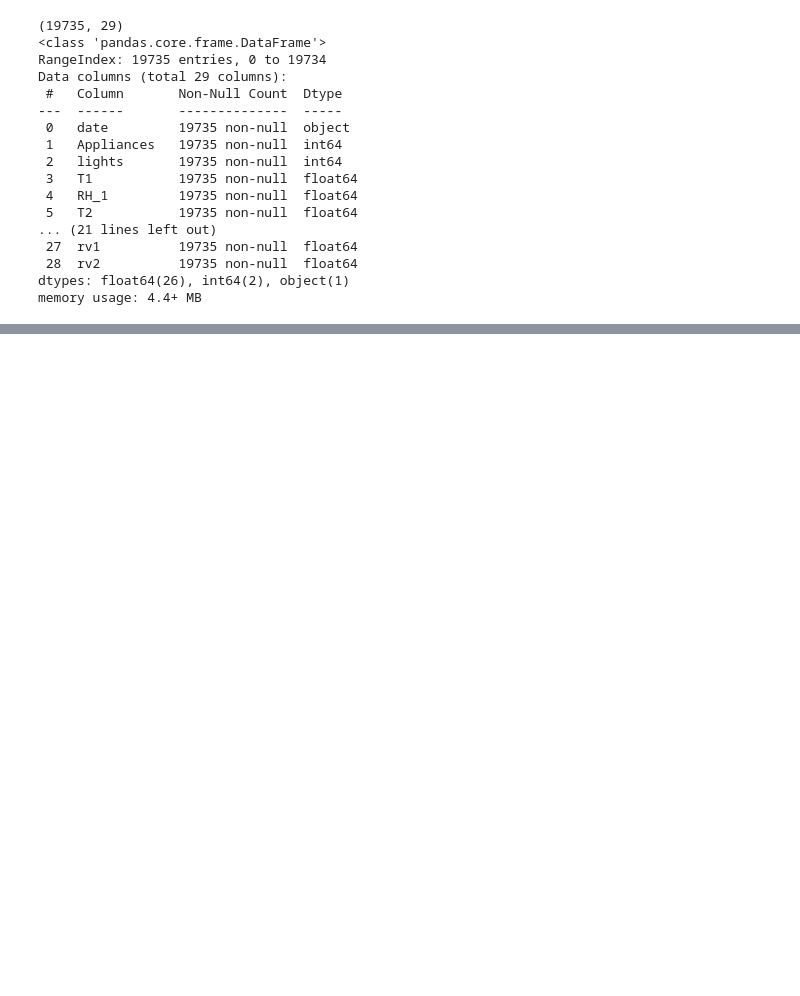
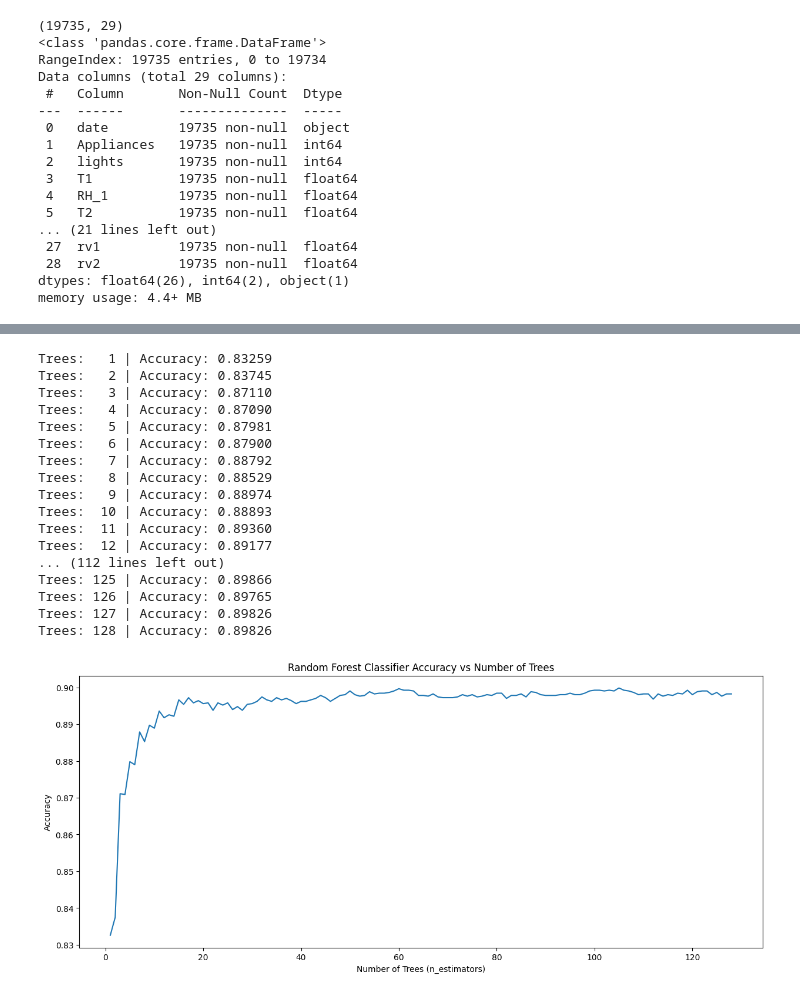
Before and after one commit to MasonLeeCity123/Introduction-to-AI-groupwork, a Jupyter notebook: phoenix_randomforests.ipynb, the cells around one changed output, grey strips where cells are left out. Cells and saved outputs as stored; diff of their text form; code cells hidden in the pictures; blank space fills up the shorter version.

```diff
--- a/phoenix_randomforests.ipynb
+++ b/phoenix_randomforests.ipynb
@@ -191,0 +261,68 @@ Trees:  63 | Accuracy: 0.89907
+# %%
+### - 7. OPTIONAL DATA DERIVATION: BINARY HIGH ENERGY USAGE -
+
+from sklearn.ensemble import RandomForestClassifier
+from sklearn.metrics import accuracy_score
+
+# Define binary target: high energy usage if above median
+median_val = data["Appliances"].median()
+data["high_energy"] = (data["Appliances"] > median_val).astype(int)
+
+#binary target
+X_bin = data.drop(columns=["date", "Appliances", "high_energy"]).values
+y_bin = data["high_energy"].values
+
+X_train_bin, X_test_bin, y_train_bin, y_test_bin = train_test_split(
+    X_bin, y_bin, test_size=0.25, random_state=42
+)
+
+
+accuracy_data = []
+tree_data = []
+nums2 = []
+
+
+rf2 = RandomForestClassifier(
+    n_estimators=1,
+    criterion="entropy",
+    random_state=42,
+    n_jobs=-1,
+    warm_start = True
+)
+
+for i in range(1, 129):
+    rf2.set_params(n_estimators=i)
+    rf2.fit(X_train_bin, y_train_bin)
+    y_pred_bin = rf2.predict(X_test_bin)
+
+    acc = accuracy_score(y_test_bin, y_pred_bin)
+    nums2.append(i)
+    accuracy_data.append(acc)
+
+    print(f"Trees: {i:3d} | Accuracy: {acc:.5f}")
+
+plt.figure(figsize=(15, 6))
+plt.plot(nums2, accuracy_data)
+plt.xlabel("Number of Trees (n_estimators)")
+plt.ylabel("Accuracy")
+plt.title("Random Forest Classifier Accuracy vs Number of Trees")
+plt.show()
+# %% [output]
+Trees:   1 | Accuracy: 0.83259
+Trees:   2 | Accuracy: 0.83745
+Trees:   3 | Accuracy: 0.87110
+Trees:   4 | Accuracy: 0.87090
+Trees:   5 | Accuracy: 0.87981
+Trees:   6 | Accuracy: 0.87900
+Trees:   7 | Accuracy: 0.88792
+Trees:   8 | Accuracy: 0.88529
+Trees:   9 | Accuracy: 0.88974
+Trees:  10 | Accuracy: 0.88893
+Trees:  11 | Accuracy: 0.89360
+Trees:  12 | Accuracy: 0.89177
+... (112 lines left out)
+Trees: 125 | Accuracy: 0.89866
+Trees: 126 | Accuracy: 0.89765
+Trees: 127 | Accuracy: 0.89826
+Trees: 128 | Accuracy: 0.89826
+[figure, added]
```
Also changed, not shown: parts of 15 cells of this notebook.
